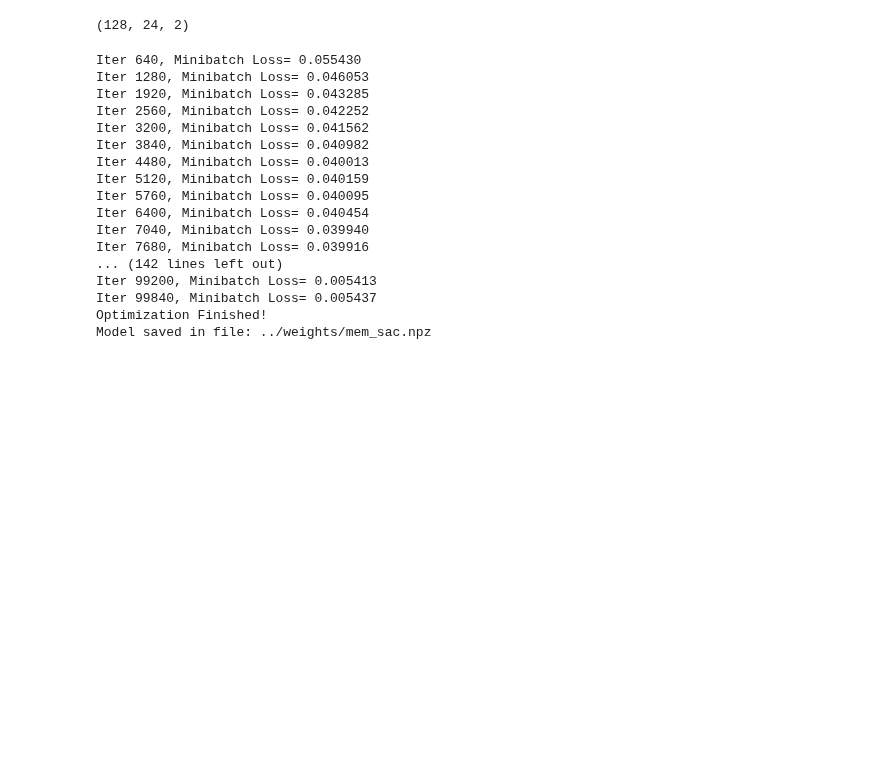
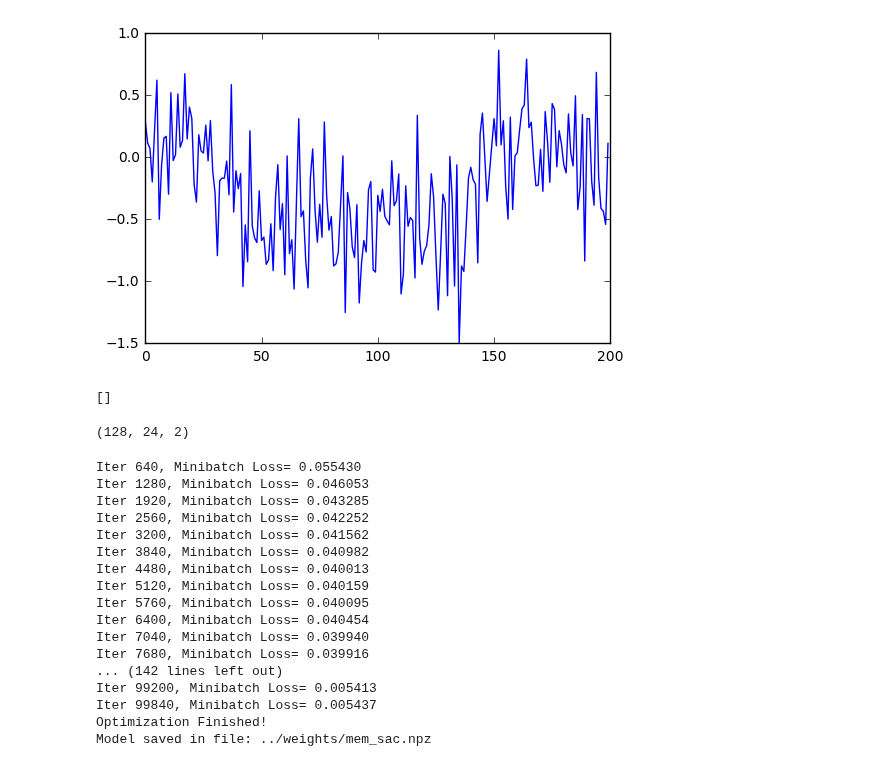
Before and after one commit to davidbrandfonbrener/sisyphus2, a Jupyter notebook: ipython notebooks/RDM analysis.ipynb, the cells around one changed output. Drawn from its saved outputs; the diff is of its cells as text; code cells hidden in the pictures; blank space fills up the shorter version.

Commit message:
ran analysis

```diff
--- a/ipython notebooks/RDM analysis.ipynb
+++ b/ipython notebooks/RDM analysis.ipynb
@@ -21,3 +62,12 @@ gen.next()[0].shape
+# %%
+plt.plot(trial)
+plt.show()
+# %% [output]
+[figure, added]
+# %%
+analysis.hahnloser_fixed_point(sim, trial)
+# %% [output]
+[]
 # %%
 ff = task.flip_flop()
 # %%
```
Also changed, not shown: parts of 6 cells of this notebook, 1 other file.
